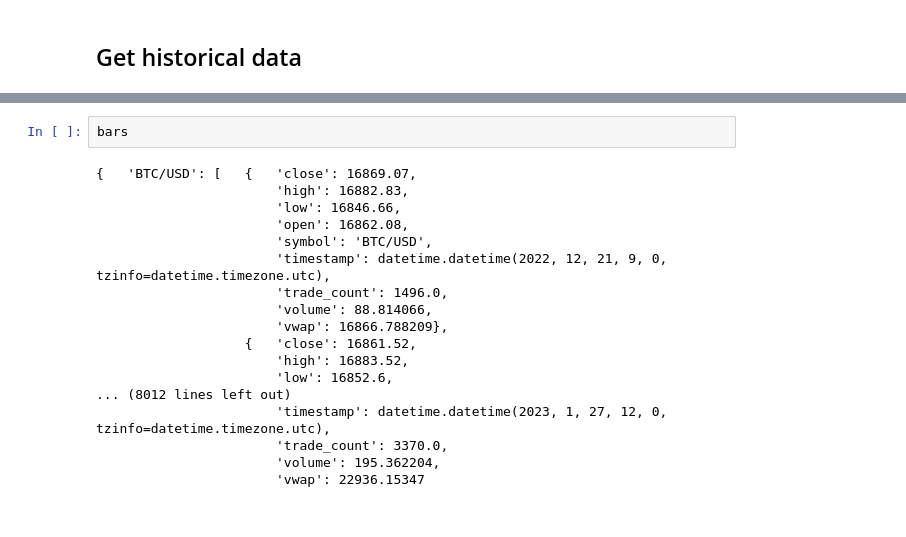
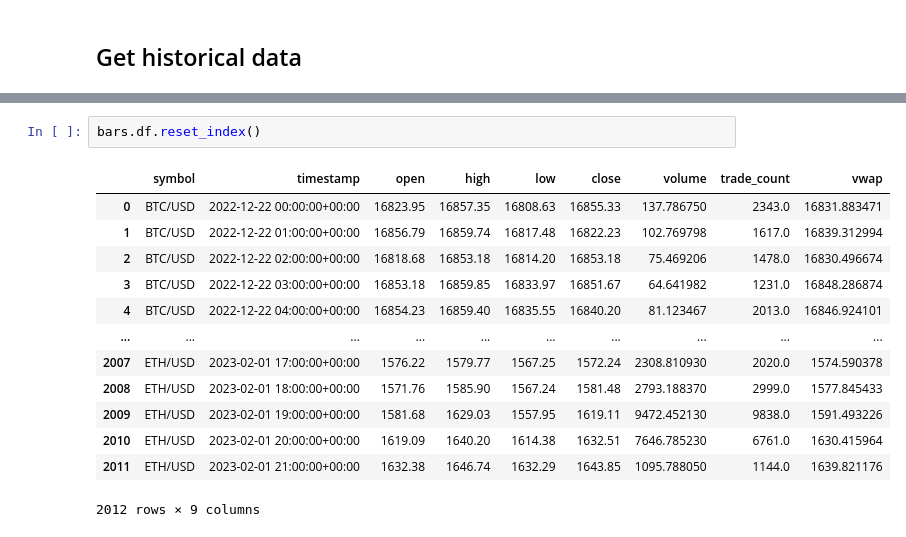
Before and after one commit to Illidan7/MAEVE-II, a Jupyter notebook: 3_Implementation/Notebooks/MAEVE_Alpaca_testing2.ipynb, the cells around one changed output, grey strips where cells are left out. Saved outputs shown, nothing was run; the diff lists cells and outputs as text.

```diff
--- a/3_Implementation/Notebooks/MAEVE_Alpaca_testing2.ipynb
+++ b/3_Implementation/Notebooks/MAEVE_Alpaca_testing2.ipynb
@@ -160,20 +143,16 @@ pd.DataFrame(bars["BTC/USD"])
 # %%
-bars
+bars.df.reset_index()
 # %% [output]
+|  | symbol | timestamp | open | high | low | close | volume | trade_count | vwap |
+| 0 | BTC/USD | 2022-12-22 00:00:00+00:00 | 16823.95 | 16857.35 | 16808.63 | 16855.33 | 137.786750 | 2343.0 | 16831.883471 |
+| 1 | BTC/USD | 2022-12-22 01:00:00+00:00 | 16856.79 | 16859.74 | 16817.48 | 16822.23 | 102.769798 | 1617.0 | 16839.312994 |
+| 2 | BTC/USD | 2022-12-22 02:00:00+00:00 | 16818.68 | 16853.18 | 16814.20 | 16853.18 | 75.469206 | 1478.0 | 16830.496674 |
+| 3 | BTC/USD | 2022-12-22 03:00:00+00:00 | 16853.18 | 16859.85 | 16833.97 | 16851.67 | 64.641982 | 1231.0 | 16848.286874 |
+| 4 | BTC/USD | 2022-12-22 04:00:00+00:00 | 16854.23 | 16859.40 | 16835.55 | 16840.20 | 81.123467 | 2013.0 | 16846.924101 |
+| ... | ... | ... | ... | ... | ... | ... | ... | ... | ... |
+| 2007 | ETH/USD | 2023-02-01 17:00:00+00:00 | 1576.22 | 1579.77 | 1567.25 | 1572.24 | 2308.810930 | 2020.0 | 1574.590378 |
+| 2008 | ETH/USD | 2023-02-01 18:00:00+00:00 | 1571.76 | 1585.90 | 1567.24 | 1581.48 | 2793.188370 | 2999.0 | 1577.845433 |
+| 2009 | ETH/USD | 2023-02-01 19:00:00+00:00 | 1581.68 | 1629.03 | 1557.95 | 1619.11 | 9472.452130 | 9838.0 | 1591.493226 |
+| 2010 | ETH/USD | 2023-02-01 20:00:00+00:00 | 1619.09 | 1640.20 | 1614.38 | 1632.51 | 7646.785230 | 6761.0 | 1630.415964 |
+| 2011 | ETH/USD | 2023-02-01 21:00:00+00:00 | 1632.38 | 1646.74 | 1632.29 | 1643.85 | 1095.788050 | 1144.0 | 1639.821176 |
-{   'BTC/USD': [   {   'close': 16869.07,
-                       'high': 16882.83,
-                       'low': 16846.66,
-                       'open': 16862.08,
-                       'symbol': 'BTC/USD',
-                       'timestamp': datetime.datetime(2022, 12, 21, 9, 0, tzinfo=datetime.timezone.utc),
-                       'trade_count': 1496.0,
-                       'volume': 88.814066,
-                       'vwap': 16866.788209},
-                   {   'close': 16861.52,
-                       'high': 16883.52,
-                       'low': 16852.6,
-... (8012 lines left out)
-                       'timestamp': datetime.datetime(2023, 1, 27, 12, 0, tzinfo=datetime.timezone.utc),
-                       'trade_count': 3370.0,
-                       'volume': 195.362204,
-                       'vwap': 22936.15347
+2012 rows × 9 columns
```
Also changed, not shown: parts of 4 cells of this notebook, 4 other files.
